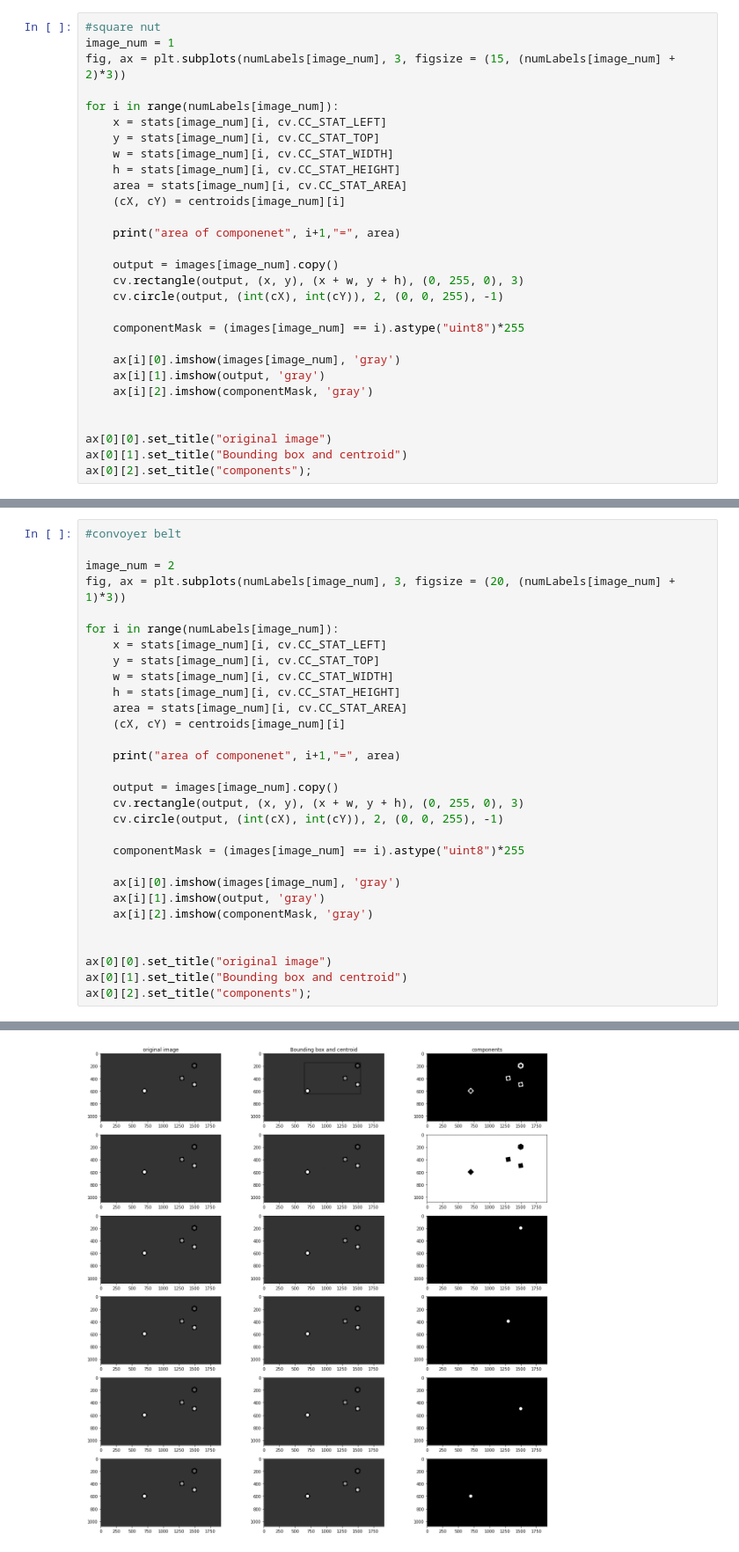
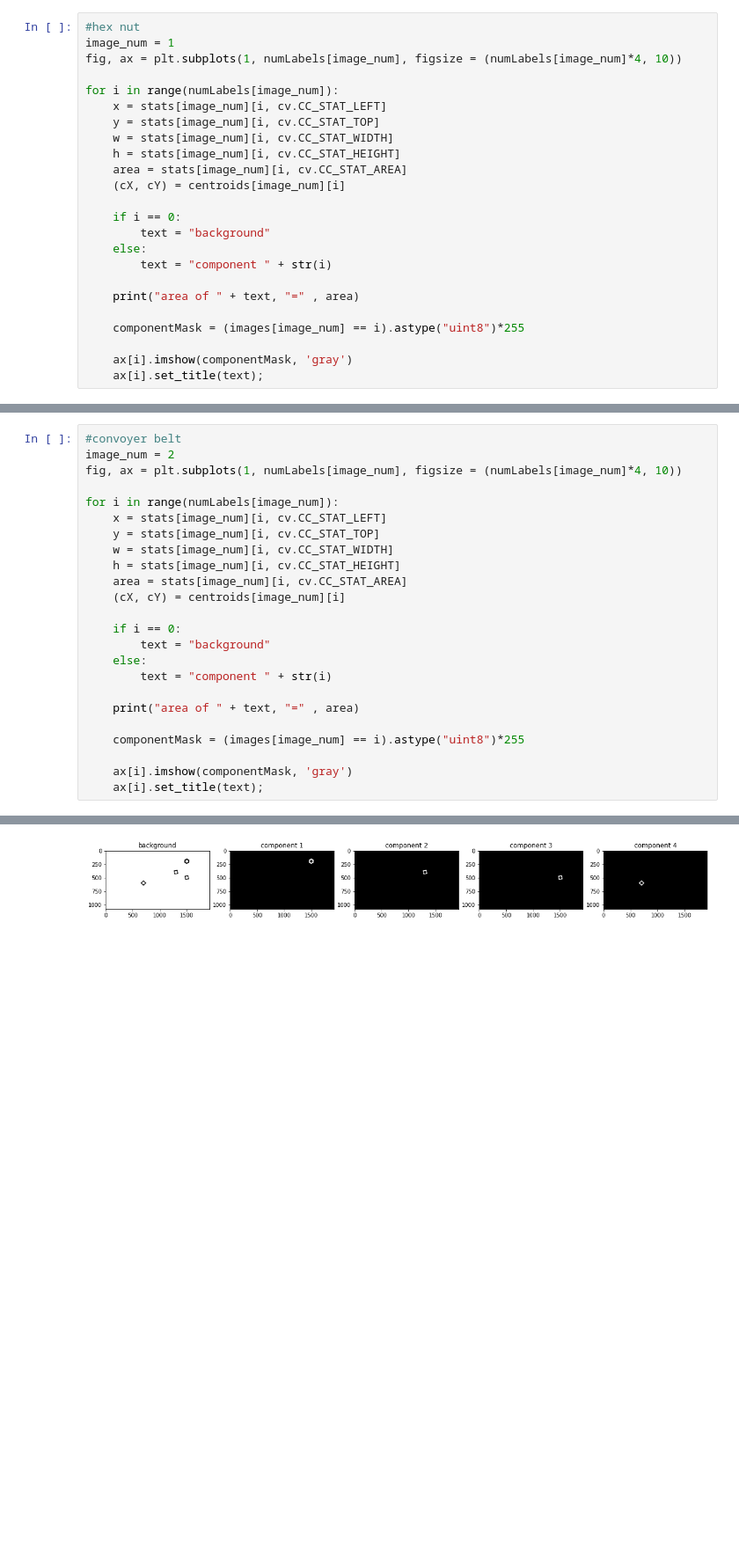
Before and after one commit to ishrath99/S4_EN_2550, a Jupyter notebook: Assignments/Assignment_3/190026T_en2550_assignment_03.ipynb, the cells around one changed output, grey strips where cells are left out. Shown at 88% size. Drawn from its saved outputs; the diff is of its cells as text; blank space fills up the shorter version.

```diff
--- a/Assignments/Assignment_3/190026T_en2550_assignment_03.ipynb
+++ b/Assignments/Assignment_3/190026T_en2550_assignment_03.ipynb
@@ -166,7 +164,7 @@ area of componenet 3 = 1961
 # %%
-#square nut
+#hex nut
 image_num = 1
-fig, ax = plt.subplots(numLabels[image_num], 3, figsize = (15, (numLabels[image_num] + 2)*3))
+fig, ax = plt.subplots(1, numLabels[image_num], figsize = (numLabels[image_num]*4, 10))
 
 for i in range(numLabels[image_num]):
     x = stats[image_num][i, cv.CC_STAT_LEFT]
@@ -176,20 +174,15 @@ for i in range(numLabels[image_num]):
     area = stats[image_num][i, cv.CC_STAT_AREA]
     (cX, cY) = centroids[image_num][i]
 
-    print("area of componenet", i+1,"=", area)
+    if i == 0:
+        text = "background"
+    else:
+        text = "component " + str(i)
 
-    output = images[image_num].copy()
-    cv.rectangle(output, (x, y), (x + w, y + h), (0, 255, 0), 3)
-    cv.circle(output, (int(cX), int(cY)), 2, (0, 0, 255), -1)
+    print("area of " + text, "=" , area)
 
     componentMask = (images[image_num] == i).astype("uint8")*255
 
-    ax[i][0].imshow(images[image_num], 'gray')
-    ax[i][1].imshow(output, 'gray')
-    ax[i][2].imshow(componentMask, 'gray')
-
-
-ax[0][0].set_title("original image")
-ax[0][1].set_title("Bounding box and centroid")
-ax[0][2].set_title("components");
+    ax[i].imshow(componentMask, 'gray')
+    ax[i].set_title(text);
 # %% [output]
@@ -200,8 +192,7 @@ area of componenet 3 = 1961
 # %%
 #convoyer belt
-
 image_num = 2
-fig, ax = plt.subplots(numLabels[image_num], 3, figsize = (20, (numLabels[image_num] + 1)*3))
+fig, ax = plt.subplots(1, numLabels[image_num], figsize = (numLabels[image_num]*4, 10))
 
 for i in range(numLabels[image_num]):
     x = stats[image_num][i, cv.CC_STAT_LEFT]
@@ -211,20 +202,15 @@ for i in range(numLabels[image_num]):
     area = stats[image_num][i, cv.CC_STAT_AREA]
     (cX, cY) = centroids[image_num][i]
 
-    print("area of componenet", i+1,"=", area)
+    if i == 0:
+        text = "background"
+    else:
+        text = "component " + str(i)
 
-    output = images[image_num].copy()
-    cv.rectangle(output, (x, y), (x + w, y + h), (0, 255, 0), 3)
-    cv.circle(output, (int(cX), int(cY)), 2, (0, 0, 255), -1)
+    print("area of " + text, "=" , area)
 
     componentMask = (images[image_num] == i).astype("uint8")*255
 
-    ax[i][0].imshow(images[image_num], 'gray')
-    ax[i][1].imshow(output, 'gray')
-    ax[i][2].imshow(componentMask, 'gray')
-
-
-ax[0][0].set_title("original image")
-ax[0][1].set_title("Bounding box and centroid")
-ax[0][2].set_title("components");
+    ax[i].imshow(componentMask, 'gray')
+    ax[i].set_title(text);
 # %% [output]
@@ -237 +222 @@ area of componenet 6 = 1961
-[figure, old version]
+[figure, new version]
```
Also changed, not shown: parts of 26 cells of this notebook, 5 other files.
